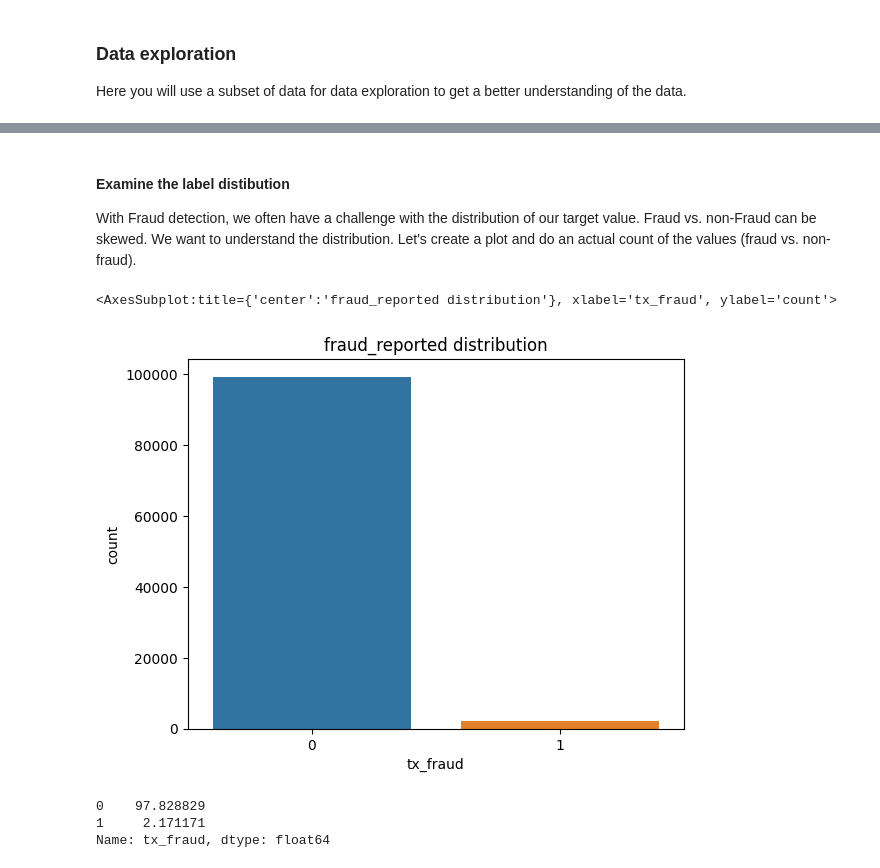
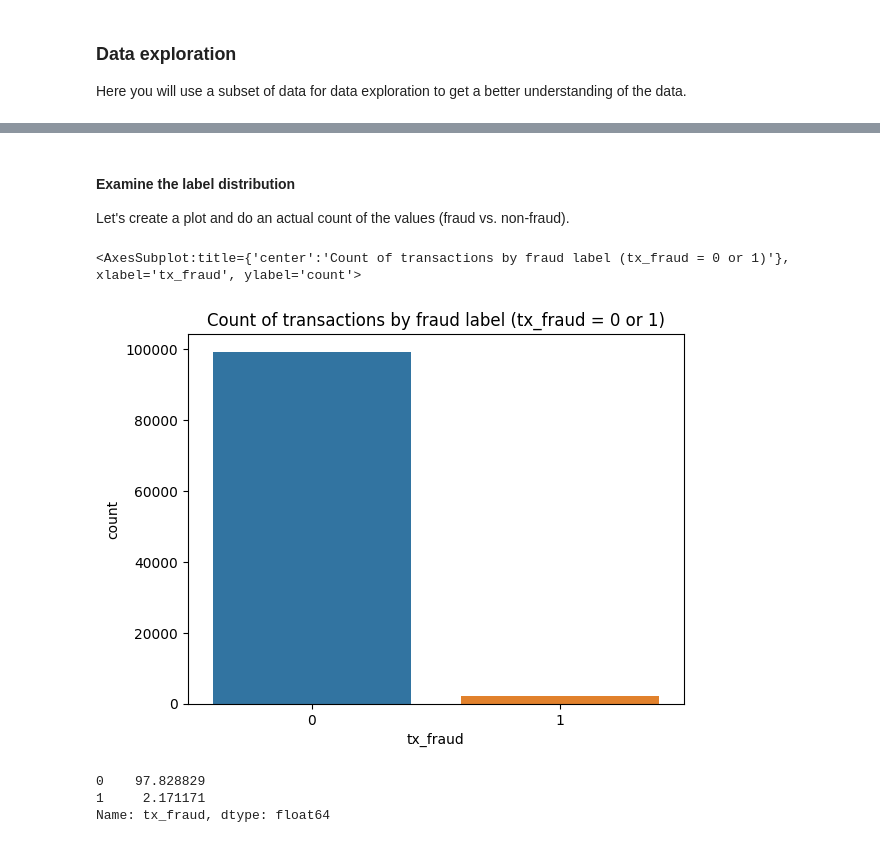
Before and after one commit to GoogleCloudPlatform/fraudfinder, a Jupyter notebook: vertex_ai/04_experimentation.ipynb, the cells around one changed output, grey strips where cells are left out. Cells and saved outputs as stored; diff of their text form; code cells hidden in the pictures.

```diff
--- a/vertex_ai/04_experimentation.ipynb
+++ b/vertex_ai/04_experimentation.ipynb
@@ -341,14 +327,14 @@ Data columns (total 29 columns):
 dtypes: datetime64[ns, UTC](1), float64(12), int64(13), object(3)
 memory usage: 22.4+ MB
 # %% [markdown]
-#### Examine the label distibution
-With Fraud detection, we often have a challenge with the distribution of our target value. Fraud vs. non-Fraud can be skewed. We want to understand the distribution. Let's create a plot and do an actual count of the values (fraud vs. non-fraud).
+#### Examine the label distribution
+Let's create a plot and do an actual count of the values (fraud vs. non-fraud).
 # %%
-plt.title("fraud_reported distribution")
+plt.title("Count of transactions by fraud label (tx_fraud = 0 or 1)")
 sns.countplot(x="tx_fraud", data=sample_df)
 # %% [output]
-<AxesSubplot:title={'center':'fraud_reported distribution'}, xlabel='tx_fraud', ylabel='count'>
+<AxesSubplot:title={'center':'Count of transactions by fraud label (tx_fraud = 0 or 1)'}, xlabel='tx_fraud', ylabel='count'>
-[figure, old version]
+[figure, new version]
 # %%
 (sample_df.tx_fraud.value_counts()/sample_df.shape[0])*100
 # %% [output]
```
Also changed, not shown: parts of 36 cells of this notebook, 3 other files.
